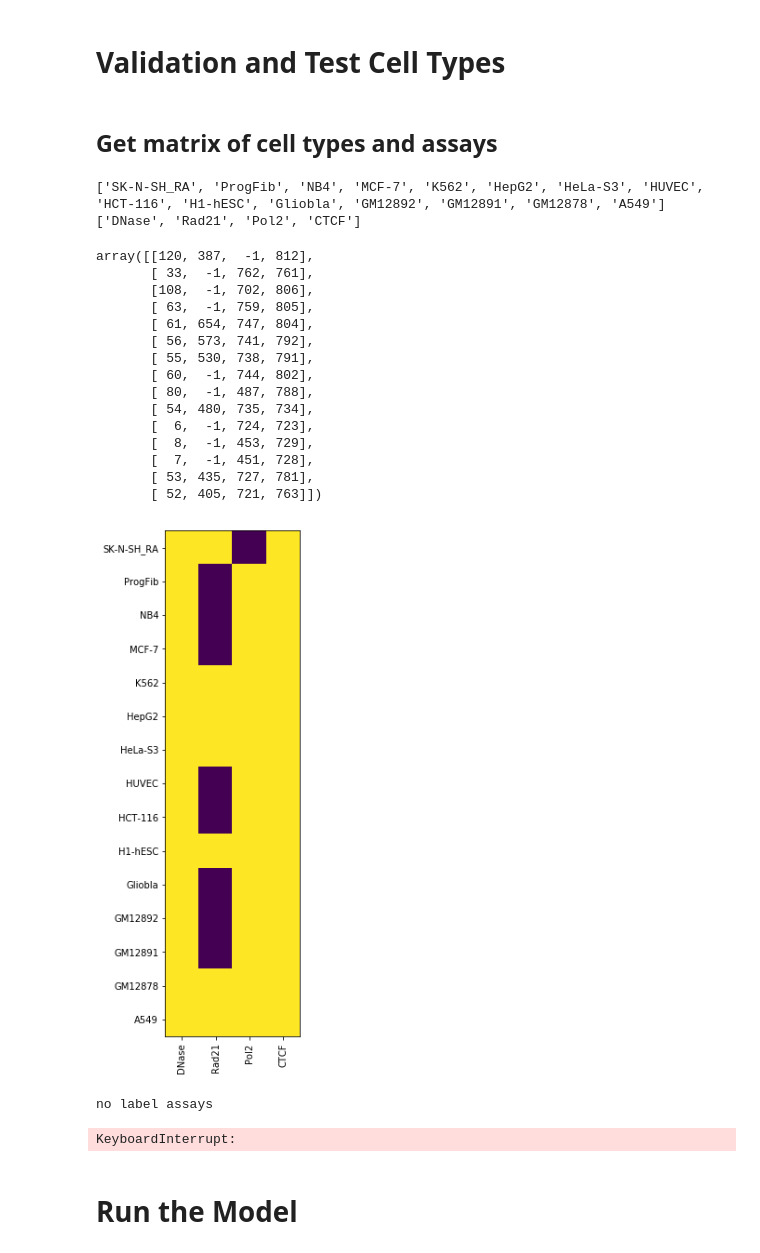
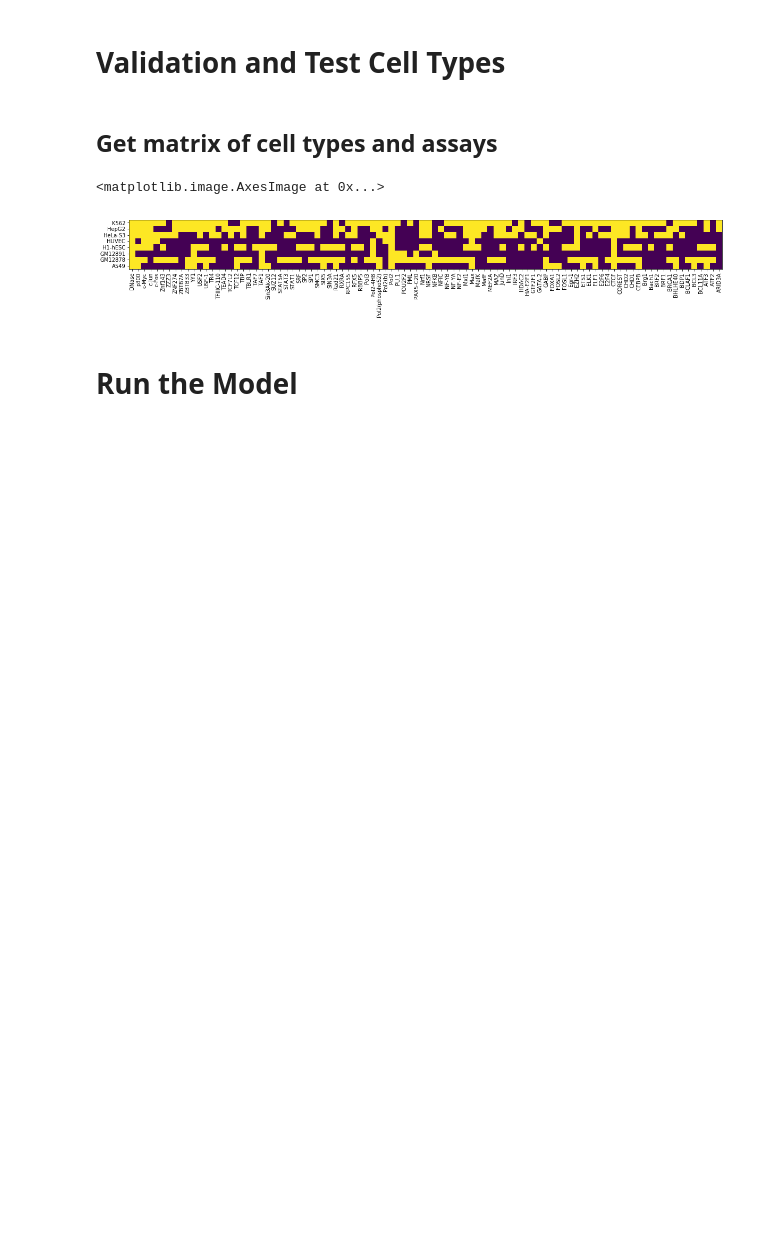
Before and after one commit to YosefLab/epitome, a Jupyter notebook: dnase/DNase_similarity_save_model.ipynb, the cells around one changed output. Drawn from its saved outputs; the diff is of its cells as text; code cells hidden in the pictures; blank space fills up the shorter version.

```diff
--- a/dnase/DNase_similarity_save_model.ipynb
+++ b/dnase/DNase_similarity_save_model.ipynb
@@ -90,44 +95,30 @@ assays = ['DNase', 'p300', 'c-Myc', 'c-Jun', 'c-Fos', 'Znf143', 'ZZZ3', 'ZNF274'
 # test: is code working right?
 validation_celltypes = ['Gliobla']
 test_celltypes = ['GM12878']
-assays = ['DNase',  'Rad21', 'CTCF', 'Pol2']
+#assays = ['DNase',  'Rad21', 'CTCF', 'Pol2']
 celltypes = ['SK-N-SH_RA', 'K562', 'HepG2', 'HeLa-S3', 'H1-hESC', 'GM12878', 'A549']
+# celltypes = ['K562', 'HepG2', 'HeLa-S3', 'H1-hESC', 'GM12878', 'A549']
 # %% [markdown]
 ## Get matrix of cell types and assays
 # %%
 matrix, cellmap, assaymap = get_assays_from_feature_file(feature_path='../data/feature_name',
                                   eligible_assays = assays,
-                                  eligible_cells = None, min_assays=3)
+                                  eligible_cells = None, min_assays=10)
 
 inv_assaymap = {v: k for k, v in assaymap.items()}
 
 fig = plt.figure(figsize = (20,10))
 ax = fig.add_subplot(1,1,1)
 ax.set_aspect('equal')
 plt.xticks(np.arange(len(assaymap)), rotation = 90)
 ax.set_xticklabels(assaymap.keys())
 plt.yticks(np.arange(len(cellmap)))
 ax.set_yticklabels(cellmap.keys())
 
 plt.imshow(matrix!=-1)
-print(list(cellmap.keys()), list(assaymap.keys()))
+# print(list(cellmap.keys()), list(assaymap.keys()))
 
-matrix
+# matrix
 # %% [output]
-['SK-N-SH_RA', 'ProgFib', 'NB4', 'MCF-7', 'K562', 'HepG2', 'HeLa-S3', 'HUVEC', 'HCT-116', 'H1-hESC', 'Gliobla', 'GM12892', 'GM12891', 'GM12878', 'A549'] ['DNase', 'Rad21', 'Pol2', 'CTCF']
+<matplotlib.image.AxesImage at 0x...>
-array([[120, 387,  -1, 812],
-       [ 33,  -1, 762, 761],
-       [108,  -1, 702, 806],
-       [ 63,  -1, 759, 805],
-       [ 61, 654, 747, 804],
-       [ 56, 573, 741, 792],
-       [ 55, 530, 738, 791],
-       [ 60,  -1, 744, 802],
-       [ 80,  -1, 487, 788],
-       [ 54, 480, 735, 734],
-       [  6,  -1, 724, 723],
-       [  8,  -1, 453, 729],
-       [  7,  -1, 451, 728],
-       [ 53, 435, 727, 781],
-       [ 52, 405, 721, 763]])
-[figure, old version]
+[figure, new version]
@@ -227,22 +125,3 @@ def gen_from_peaks(data,
-# %%
-# test generator
-
-x = make_dataset(train_data,
-            validation_celltypes,
-            test_celltypes + validation_celltypes,
-            gen_from_peaks_test,
-            matrix,
-            assaymap,
-            cellmap,
-            label_assays = None,
-            radii = [1,3,10,30], mode = Dataset.TRAIN,
-            train_record_indices=None,
-            batch_size = 64)
-
-t = list(x())
-# %% [output]
-no label assays
-KeyboardInterrupt:
 # %% [markdown]
 # Run the Model
 # %%
```
Also changed, not shown: parts of 11 cells of this notebook, 3 other files.
